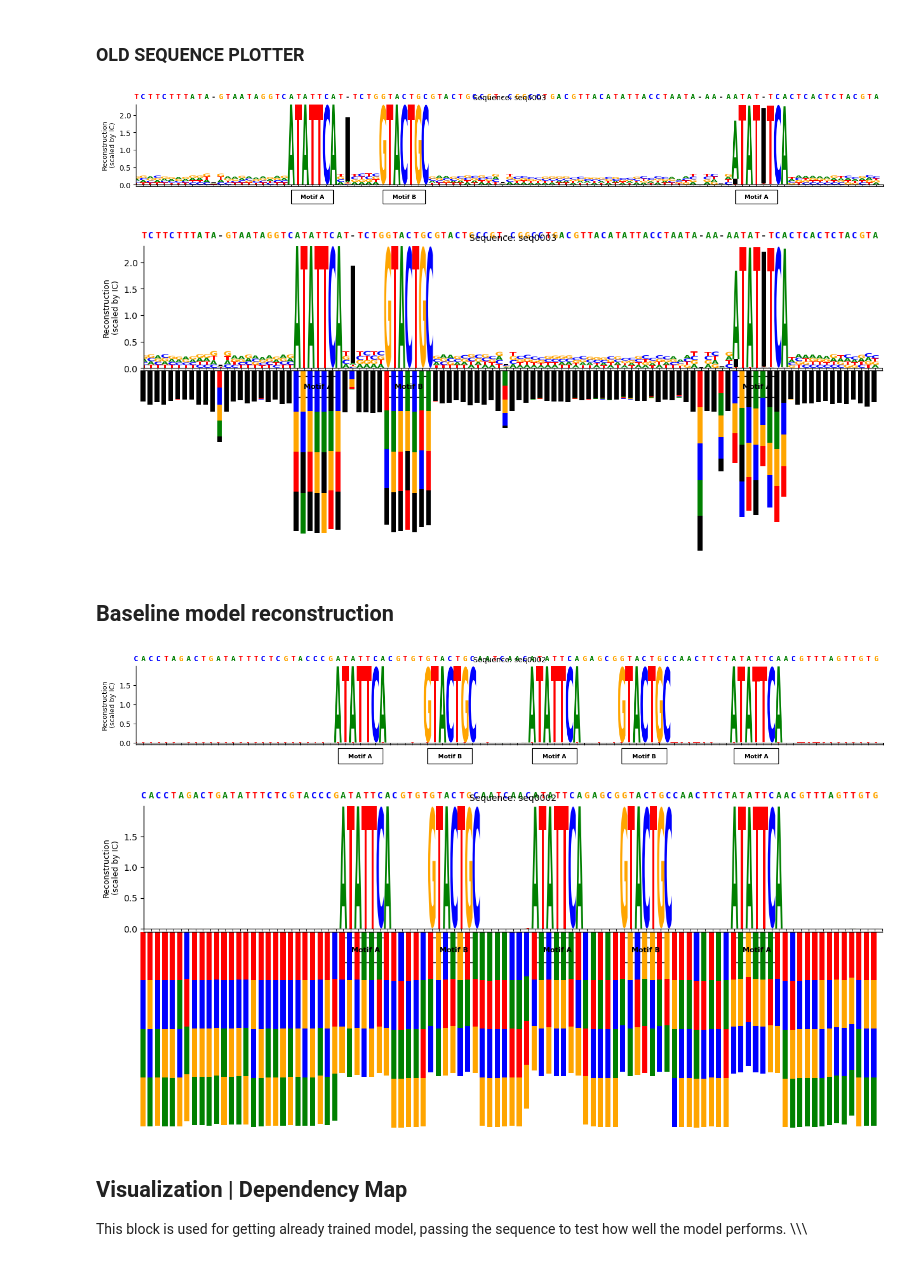
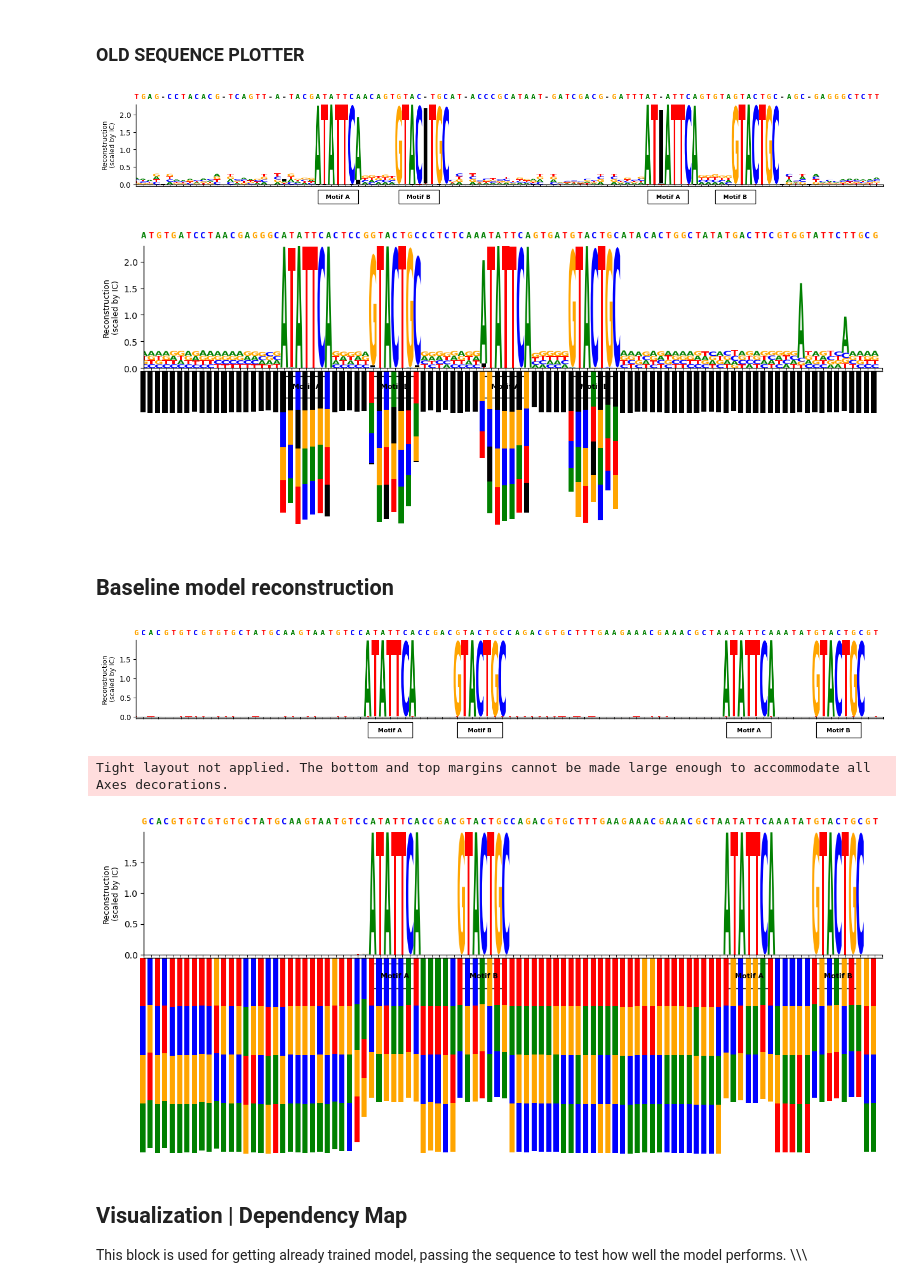
Before and after one commit to giokepa/Sysgen-GLM-for-Indels, a Jupyter notebook: visualize_data.ipynb, the cells around one changed output. Cells and saved outputs as stored; diff of their text form; code cells hidden in the pictures.

Commit message:
new model

```diff
--- a/visualize_data.ipynb
+++ b/visualize_data.ipynb
@@ -129,5 +64,5 @@ Training history saved to ./dna_bert_final_baseline/training_history.json
 # %% [markdown]
 ### Deletion Model Training
 # %%
-deletion_model.train(epochs=500, batch_size=32, lr=2e-4)
+deletion_model.train(epochs=700, batch_size=32, lr=2e-4)
 # %% [output]
@@ -206,27 +125,28 @@ This block is used for getting already trained model, passing the sequence to te
 from fundemental_classes.visualization.sequence_plotter import plot
 
 #normal reconstruction
-header = "seq0003|label=both|posAmotif=22,85|posBmotif=35|gaplength=5|deletions=6"
-sequence = "TCTTCTTTATA-GTAATAGGTCATATTCAT-TCTGGTACTGCGTACTGCCGT-CGGCCTGACGTTACATATTACCTAATA-AA-AATAT-TCACTCACTCTACGTA"
+header = "seq0251|label=both|posAmotif=27,76|posBmotif=39,86|gaplength=5|deletions=13"
+sequence= "TGAG-CCTACACG-TCAGTT-A-TACGATATTCAACAGTGTAC-TGCAT-ACCCGCATAAT-GATCGACG-GATTTAT-ATTCAGTGTAGTACTGC-AGC-GAGGGCTCTT"
+
 
 prob_matrix = deletion_model.get_full_reconstruction_probs(sequence)
 
 plot(header, sequence, prob_matrix, motif_length=6, with_deletions=True)
 # %% [output]
-[figure, old version]
+[figure, new version]
 # %%
 # plotter with negative values
 from fundemental_classes.visualization.sequence_plotter_new import plot
 
 #normal reconstruction
-header = "seq0003|label=both|posAmotif=22,85|posBmotif=35|gaplength=5|deletions=6"
-sequence = "TCTTCTTTATA-GTAATAGGTCATATTCAT-TCTGGTACTGCGTACTGCCGT-CGGCCTGACGTTACATATTACCTAATA-AA-AATAT-TCACTCACTCTACGTA"
+header = "seq0013|label=both|posAmotif=34,87|posBmotif=47,101|gaplength=5|deletions=10"
+sequence = "GCACGTGT-CGTGTG-CTATGCA-AGTAATGTCCATATTCAC-CGACGTACTGCCAG-ACG-TGC-TTTGAAGAAACGAAACGC-TAATA-T-TCAAATATGTACTGCGT"
 
 prob_matrix = deletion_model.get_full_reconstruction_probs(sequence)
 
 plot(header, sequence, prob_matrix, motif_length=6, with_deletions=True)
 # %% [output]
-[figure, old version]
+[figure, new version]
 # %% [markdown]
 ## Baseline model reconstruction
 # %%
@@ -234,26 +154,28 @@ from fundemental_classes.visualization.sequence_plotter import plot
 
 #normal reconstruction
 
-header = "seq0002|label=both|posAmotif=27,53,80|posBmotif=39,65|gaplength=5|deletions=0"
-sequence = "CACCTAGACTGATATTTCTCGTACCCGATATTCACGTGTGTACTGCAATCAACATATTCAGAGCGGTACTGCCAACTTCTATATTCAACGTTTAGTTGTG"
+header = "seq0013|label=both|posAmotif=31,79|posBmotif=43,91|gaplength=5|deletions=0"
+sequence = "GCACGTGTCGTGTGCTATGCAAGTAATGTCCATATTCACCGACGTACTGCCAGACGTGCTTTGAAGAAACGAAACGCTAATATTCAAATATGTACTGCGT"
+
 
 prob_matrix = baseline_model.get_full_reconstruction_probs(sequence)
 
 plot(header, sequence, prob_matrix, motif_length=6, with_deletions=False)
 # %% [output]
-[figure, old version]
+[figure, new version]
 # %%
 from fundemental_classes.visualization.sequence_plotter_new import plot
 
 #normal reconstruction - indel model
-header = "seq0002|label=both|posAmotif=27,53,80|posBmotif=39,65|gaplength=5|deletions=0"
-sequence = "CACCTAGACTGATATTTCTCGTACCCGATATTCACGTGTGTACTGCAATCAACATATTCAGAGCGGTACTGCCAACTTCTATATTCAACGTTTAGTTGTG"
+header = "seq0013|label=both|posAmotif=31,79|posBmotif=43,91|gaplength=5|deletions=0"
+sequence = "GCACGTGTCGTGTGCTATGCAAGTAATGTCCATATTCACCGACGTACTGCCAGACGTGCTTTGAAGAAACGAAACGCTAATATTCAAATATGTACTGCGT"
 
 prob_matrix = baseline_model.get_full_reconstruction_probs(sequence)
 
 plot(header, sequence, prob_matrix, motif_length=6, with_deletions=False)
 # %% [output]
+Tight layout not applied. The bottom and top margins cannot be made large enough to accommodate all Axes decorations.
-[figure, old version]
+[figure, new version]
 # %% [markdown]
 ## Visualization | Dependency Map
 This block is used for getting already trained model, passing the sequence to test how well the model performs.
```
Also changed, not shown: parts of 8 cells of this notebook, 7 other files.
